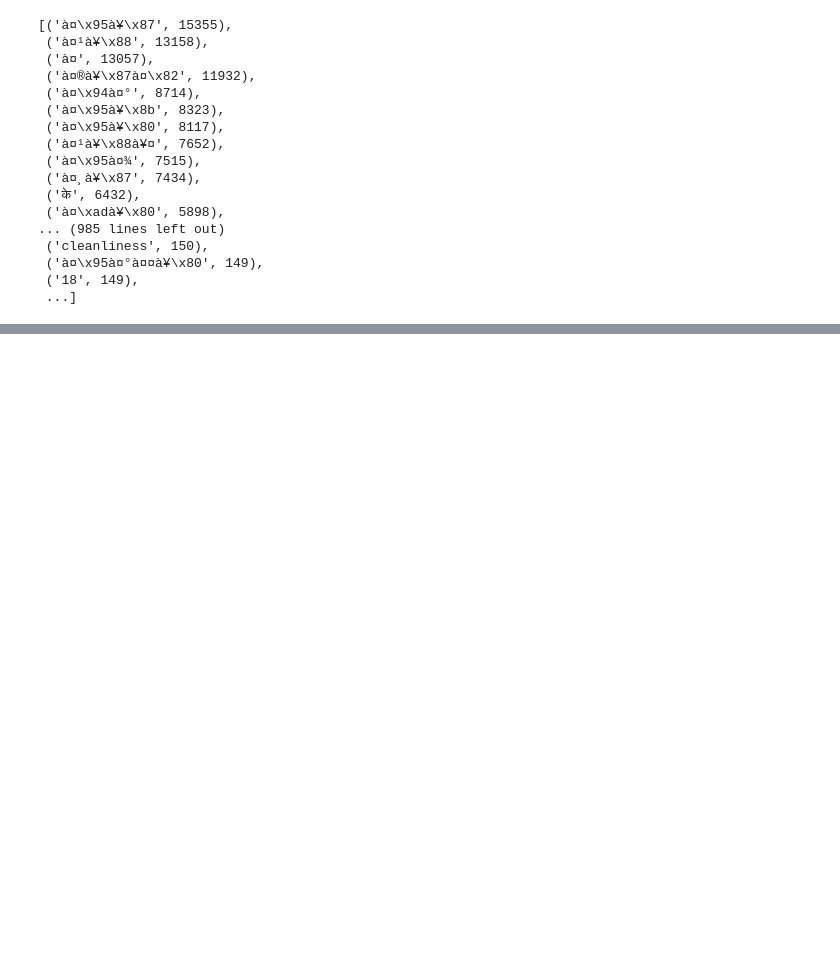
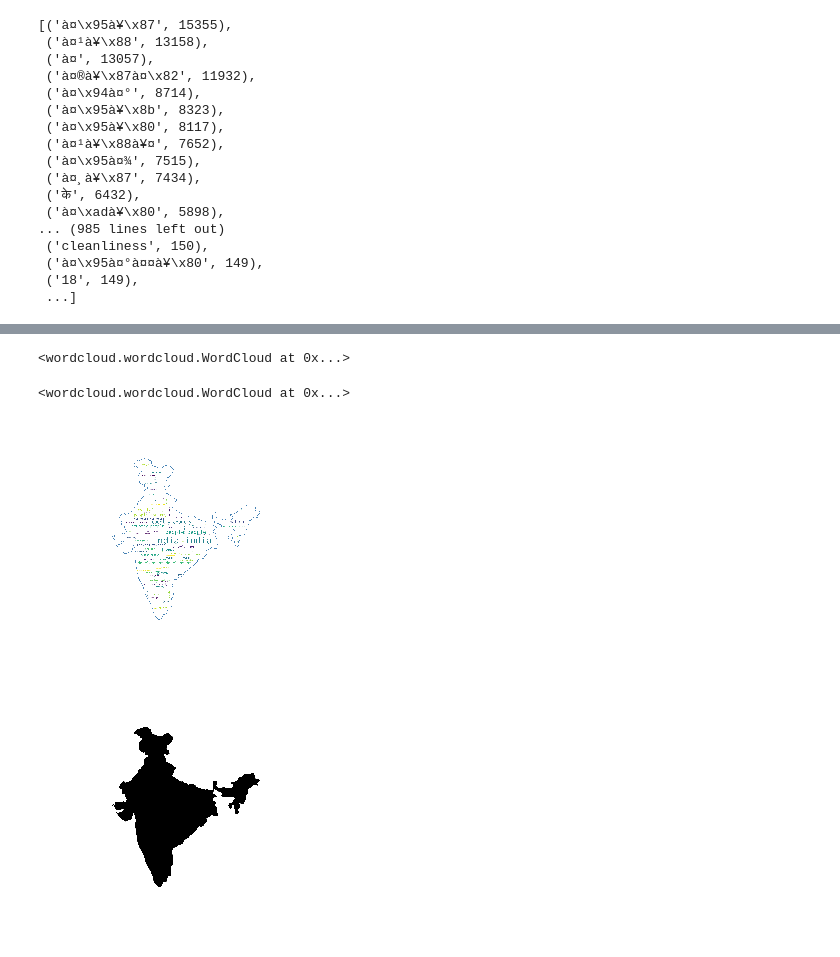
Before and after one commit to katreparitosh/Discourse-Analytics-of-Political-Speech-Transcripts, a Jupyter notebook: Code/Analysis/Analysis.ipynb, the cells around one changed output, grey strips where cells are left out. Cells and saved outputs as stored; diff of their text form; code cells hidden in the pictures; blank space fills up the shorter version.

Commit message:
Word cloud

```diff
--- a/Code/Analysis/Analysis.ipynb
+++ b/Code/Analysis/Analysis.ipynb
@@ -264,0 +300,2 @@ tokens_of_interest_str = ' '.join(tokens_of_interest)
+# %%
+d = path.dirname('A:\\Data Analysis Jupyter\\Campaign-Analytics\\Code\\Analysis\\tokens_of_interest_str.txt')
@@ -264,0 +305,26 @@ tokens_of_interest_str = ' '.join(tokens_of_interest)
+# %%
+# read the mask image
+india_base = np.array(Image.open(path.join(d, "A:\\Data Analysis Jupyter\\Campaign-Analytics\\Code\\Analysis\\india_mask1.jpg")))
+# %%
+stopwords = set(STOPWORDS)
+# %%
+wc = WordCloud(background_color = "white", max_words = 2500, mask = india_base,
+              stopwords = stopwords, contour_width = 3, contour_color = 'steelblue')
+# %%
+wc.generate(text)
+# %% [output]
+<wordcloud.wordcloud.WordCloud at 0x...>
+# %%
+wc.to_file(path.join(d, "wordcloud.png"))
+# %% [output]
+<wordcloud.wordcloud.WordCloud at 0x...>
+# %%
+plt.imshow(wc)
+plt.axis("off")
+plt.figure()
+plt.imshow(india_base, cmap = plt.cm.gray)
+plt.axis("off")
+plt.show()
+# %% [output]
+[figure, added]
+[figure, added]
```
Also changed, not shown: parts of 7 cells of this notebook, 4 other files.
